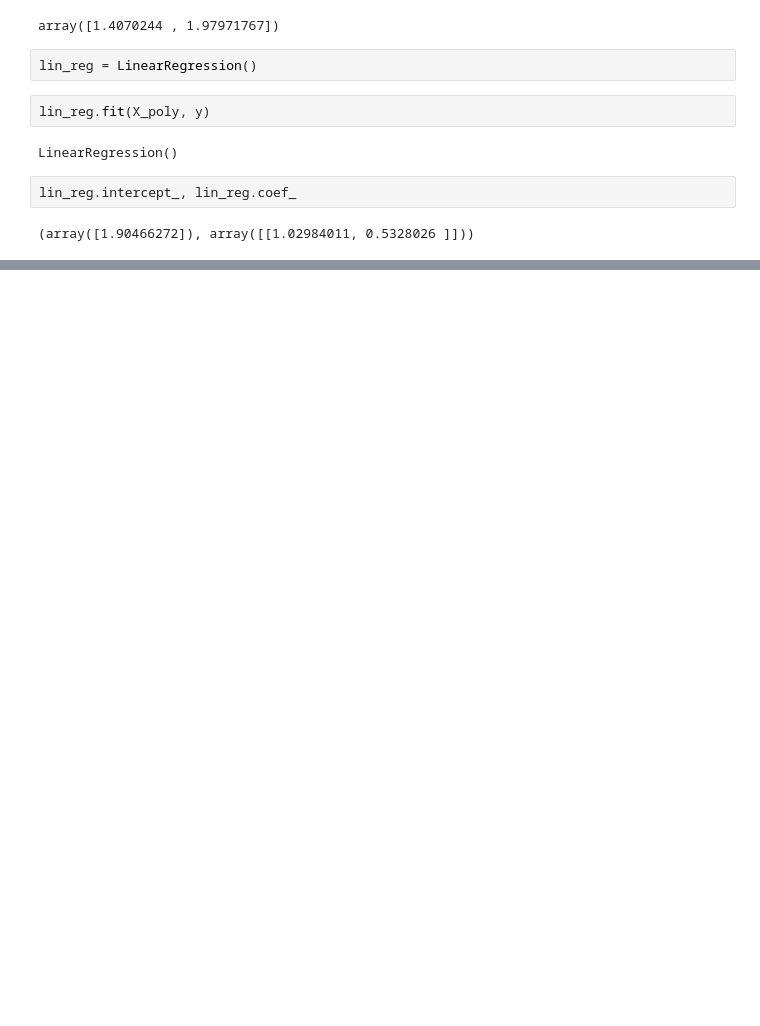
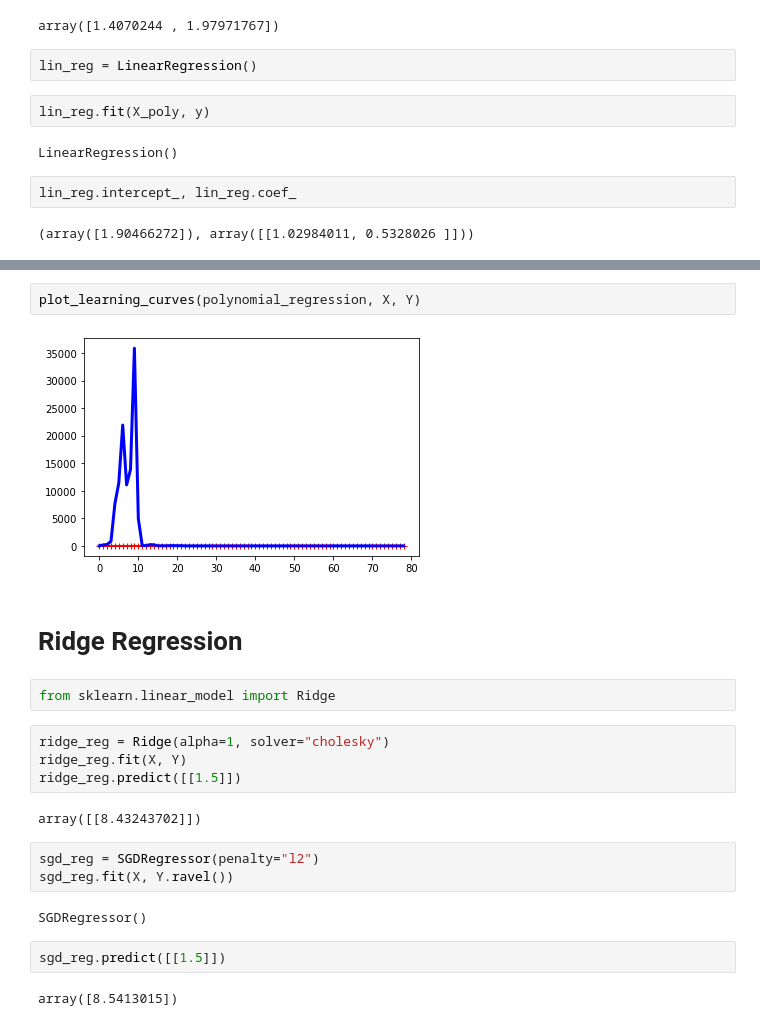
Before and after one commit to madhu221b/training-models, a Jupyter notebook: linear_regression.ipynb, the cells around one changed output, grey strips where cells are left out. Drawn from its saved outputs; the diff is of its cells as text; blank space fills up the shorter version.

```diff
--- a/linear_regression.ipynb
+++ b/linear_regression.ipynb
@@ -165,0 +196,23 @@ lin_reg.intercept_, lin_reg.coef_
+# %%
+plot_learning_curves(polynomial_regression, X, Y)
+# %% [output]
+[figure, added]
+# %% [markdown]
+# Ridge Regression
+# %%
+from sklearn.linear_model import Ridge
+# %%
+ridge_reg = Ridge(alpha=1, solver="cholesky")
+ridge_reg.fit(X, Y)
+ridge_reg.predict([[1.5]])
+# %% [output]
+array([[8.43243702]])
+# %%
+sgd_reg = SGDRegressor(penalty="l2")
+sgd_reg.fit(X, Y.ravel())
+# %% [output]
+SGDRegressor()
+# %%
+sgd_reg.predict([[1.5]])
+# %% [output]
+array([8.5413015])
```
Also changed, not shown: parts of 15 cells of this notebook.
